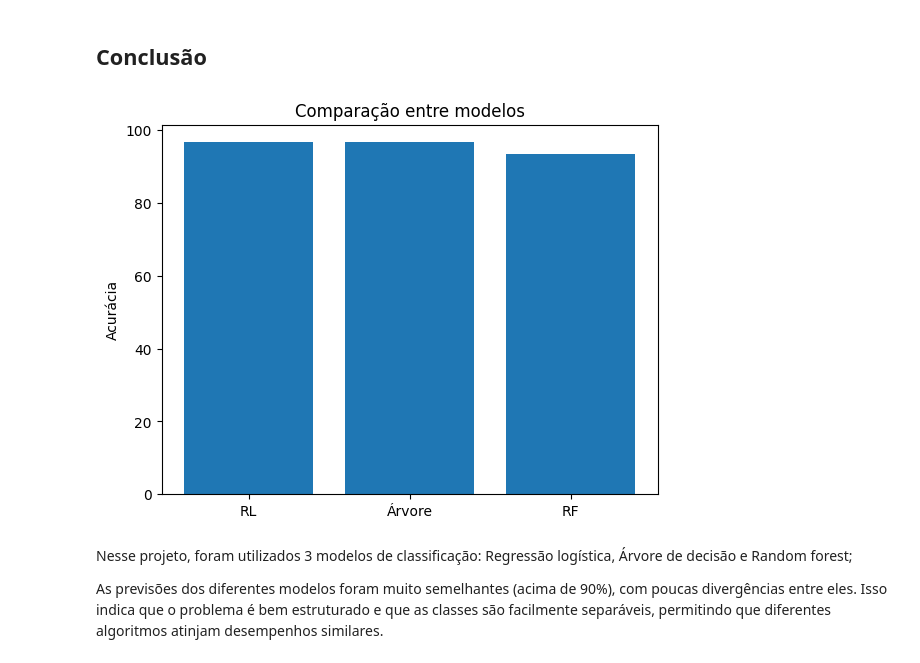
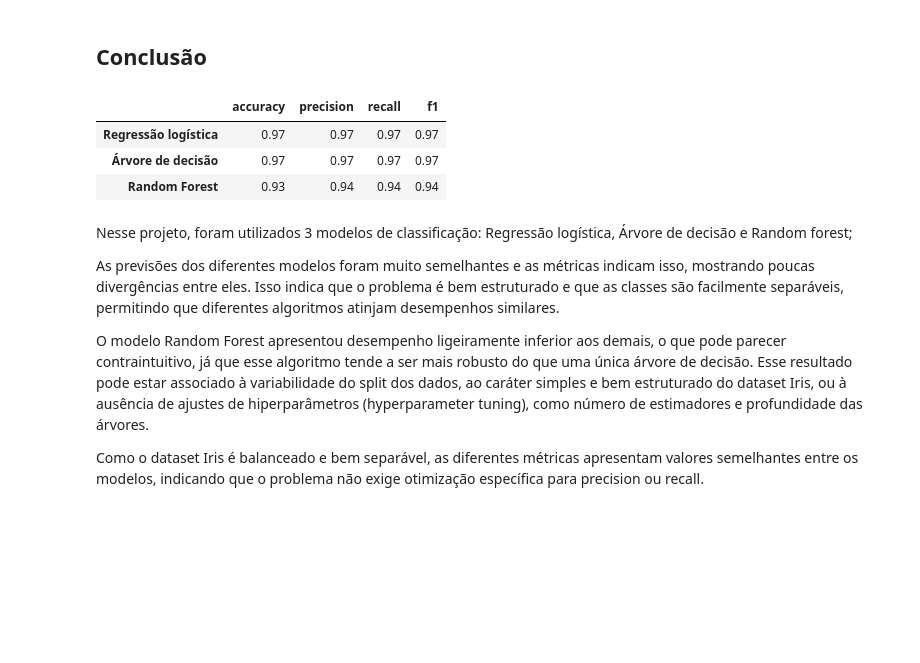
Before and after one commit to ateteu/classificacao-iris-ml, a Jupyter notebook: iris-ml.ipynb, the cells around one changed output. Saved outputs shown, nothing was run; the diff lists cells and outputs as text; code cells hidden in the pictures; blank space fills up the shorter version.

Commit message:
Inclusão de métricas adicionais

```diff
--- a/iris-ml.ipynb
+++ b/iris-ml.ipynb
@@ -272,16 +324,34 @@ O gráfico acima mostra de forma bem clara o que foi observado anteriormente: a
 # %% [markdown]
 ## Conclusão
 # %%
-modelos = ["RL", "Árvore", "RF"]
-acuracias = [acuracia_rl, acuracia_arvore, acuracia_rf]
+resultados = {}
 
-plt.bar(modelos, acuracias)
-plt.ylabel("Acurácia")
-plt.title("Comparação entre modelos")
-plt.show()
+modelos = {
+    "Regressão logística" : (modelo_rl, previsoes_rl),
+    "Árvore de decisão"   : (modelo_arvore, previsoes_arvore),
+    "Random Forest"       : (modelo_rf, previsoes_rf)
+}
+
+for nome, (modelo, preds) in modelos.items():
+    resultados[nome] = {
+        "accuracy"  : accuracy_score(y_teste, preds),
+        "precision" : precision_score(y_teste, preds, average='macro'),
+        "recall"    : recall_score(y_teste, preds, average='macro'),
+        "f1"        : f1_score(y_teste, preds, average='macro')
+    }
+
+df_resultados = pd.DataFrame(resultados).T.round(2)
+df_resultados
 # %% [output]
-[figure, removed]
+|  | accuracy | precision | recall | f1 |
+| Regressão logística | 0.97 | 0.97 | 0.97 | 0.97 |
+| Árvore de decisão | 0.97 | 0.97 | 0.97 | 0.97 |
+| Random Forest | 0.93 | 0.94 | 0.94 | 0.94 |
 # %% [markdown]
 Nesse projeto, foram utilizados 3 modelos de classificação: Regressão logística, Árvore de decisão e Random forest;
 
-As previsões dos diferentes modelos foram muito semelhantes (acima de 90%), com poucas divergências entre eles. Isso indica que o problema é bem estruturado e que as classes são facilmente separáveis, permitindo que diferentes algoritmos atinjam desempenhos similares.
+As previsões dos diferentes modelos foram muito semelhantes e as métricas indicam isso, mostrando poucas divergências entre eles. Isso indica que o problema é bem estruturado e que as classes são facilmente separáveis, permitindo que diferentes algoritmos atinjam desempenhos similares.
+
+O modelo Random Forest apresentou desempenho ligeiramente inferior aos demais, o que pode parecer contraintuitivo, já que esse algoritmo tende a ser mais robusto do que uma única árvore de decisão. Esse resultado pode estar associado à variabilidade do split dos dados, ao caráter simples e bem estruturado do dataset Iris, ou à ausência de ajustes de hiperparâmetros (hyperparameter tuning), como número de estimadores e profundidade das árvores.
+
+Como o dataset Iris é balanceado e bem separável, as diferentes métricas apresentam valores semelhantes entre os modelos, indicando que o problema não exige otimização específica para precision ou recall.
```
Also changed, not shown: parts of 7 cells of this notebook.
